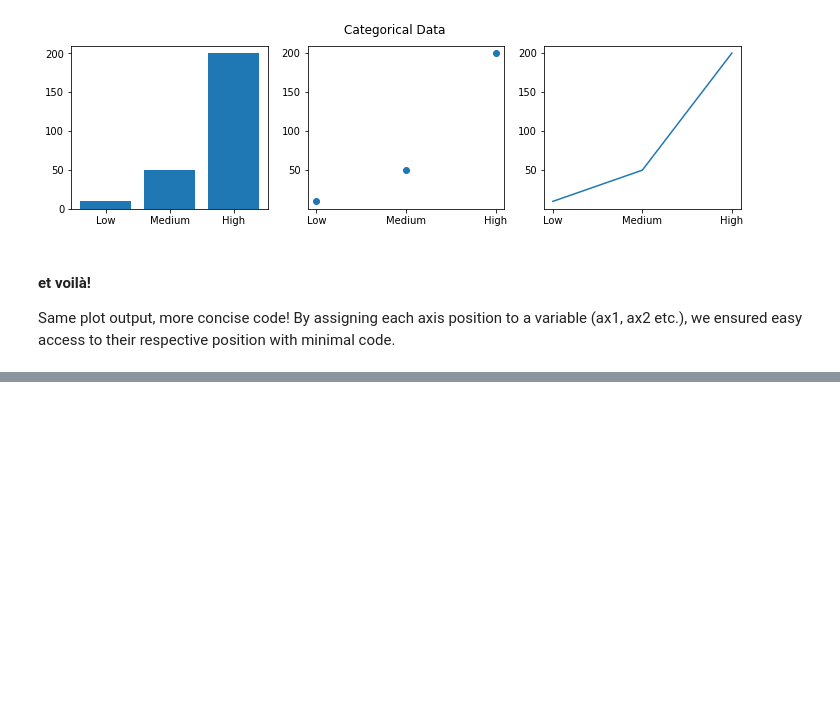
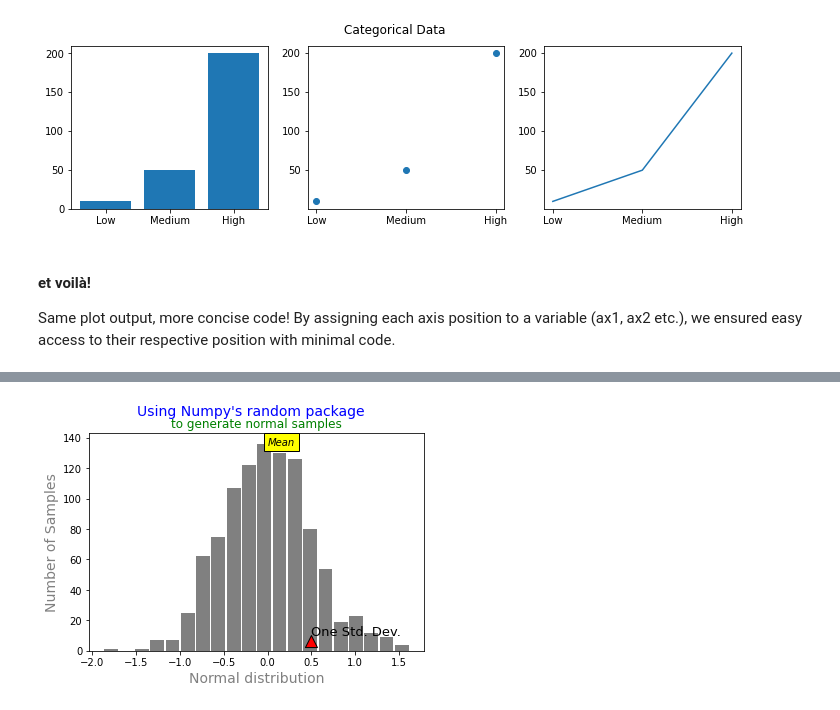
Before and after one commit to Izardo/Fundamentals_of_Data_Analysis, a Jupyter notebook: pyplot.ipynb, the cells around one changed output, grey strips where cells are left out. Drawn from its saved outputs; the diff is of its cells as text; code cells hidden in the pictures; blank space fills up the shorter version.

```diff
--- a/pyplot.ipynb
+++ b/pyplot.ipynb
@@ -380,0 +401,34 @@ Same plot output, more concise code! By assigning each axis position to a variab
+# %%
+# Specifying mean & standard deviation.
+mu, sigma = 0, 0.5
+
+# Generate 1000 samples.
+norm = np.random.normal(mu, sigma, 1000)
+# %%
+# Create fig & axes.
+fig, ax = plt.subplots(nrows=1, ncols=1)
+
+# Generate evenly spaced samples over specified intervals.
+x = np.random.normal(norm)
+
+# Add axis labels.
+ax.set_xlabel("Normal distribution", fontsize=14, color="grey")
+ax.set_ylabel("Number of Samples", fontsize=14, color="grey")
+
+# Set plot title.
+ax.set_title("to generate normal samples", fontsize=12, color="green")
+
+# Sets figure title.
+fig.suptitle("Using Numpy's random package", fontsize=14, color="blue")
+
+# Add text in box to indicate location of mean.
+ax.text(0, 135, "Mean", color="black", bbox={'facecolor':'yellow'}, style='italic')
+
+# Add annotation to the location of the 1 standard deviation.
+ax.annotate('One Std. Dev.', xy=(0.5, 10), color='black', fontsize=13, arrowprops=dict(facecolor='red', shrink=0.5))
+
+# Plot normal values.
+plt.hist(norm, bins=20, color="grey", rwidth=0.9)
+plt.show()
+# %% [output]
+[figure, added]
```
Also changed, not shown: parts of 5 cells of this notebook, 1 other file.
